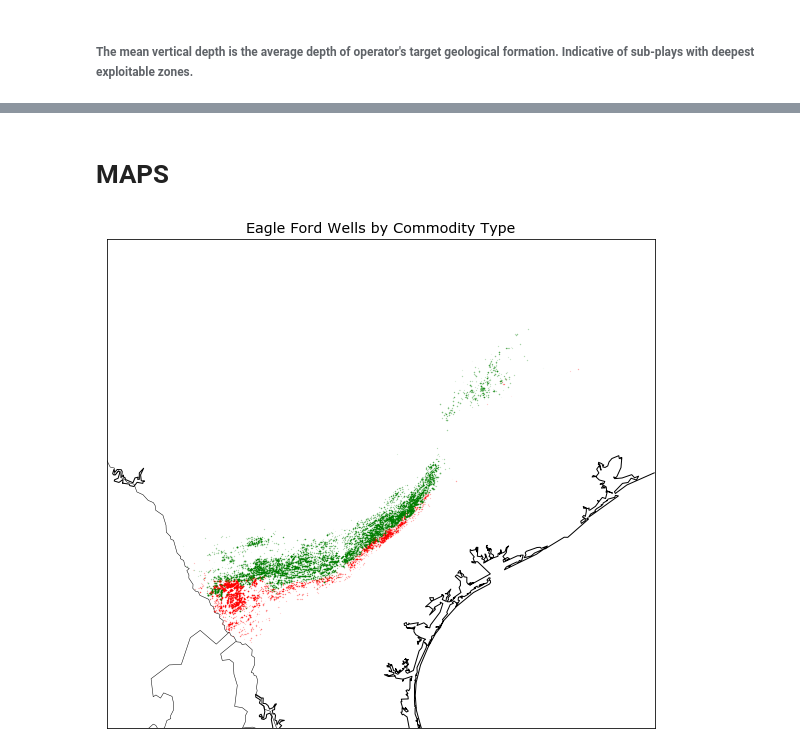
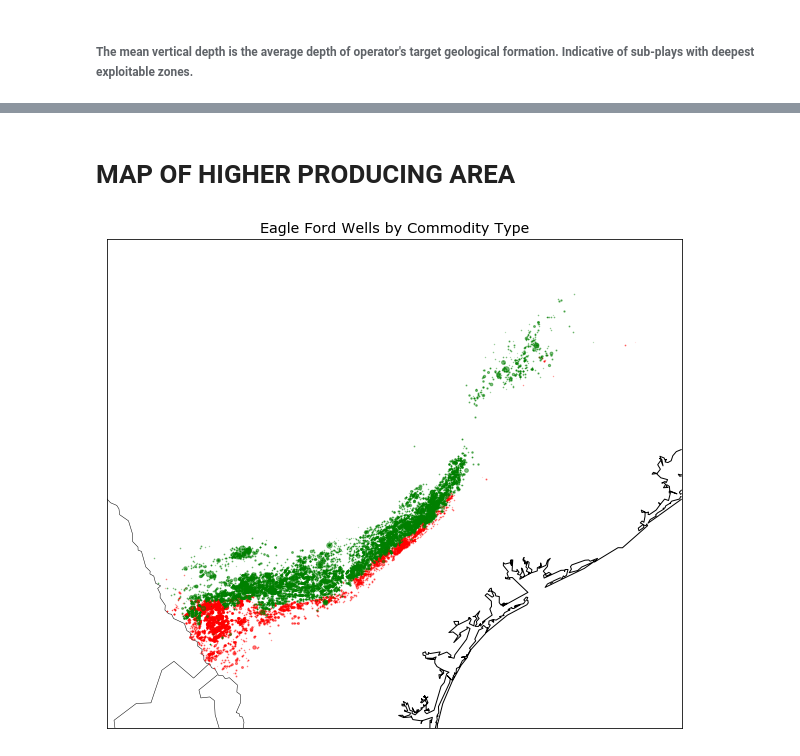
Before and after one commit to DaryaRudych/EagleFord-Oil-Project, a Jupyter notebook: Master.ipynb, the cells around one changed output, grey strips where cells are left out. Drawn from its saved outputs; the diff is of its cells as text; code cells hidden in the pictures.

```diff
--- a/Master.ipynb
+++ b/Master.ipynb
@@ -129,0 +149,12 @@ df_subset.to_csv("clean_data.csv", sep=',', index = False)
+# %%
+#Grab lat/longs for mapping
+#lat/Longs for extent
+lats = list(eagleford_df['Latitude'])
+lons = list(eagleford_df['Longitude'])
+boeSz = list(eagleford_df['EUR Total (mmboe)'])
+#Lat/longs for oil
+olats = list(oil['Latitude'])
+olons = list(oil['Longitude'])
+#Lat/longs for gas
+glats = list(gas['Latitude'])
+glons = list(gas['Longitude'])
@@ -366,15 +475,0 @@ cum_boe_df = cum_boe_df.dropna(axis=0,how='any')
-# %%
-# Create labels and bins
-bins = np.arange(cum_boe_df['Lateral Length (m)'].min(),cum_boe_df['Lateral Length (m)'].max(),200)
-bins = bins + 0.9
-labels = []
-for i in range(len(bins)):
-    if i == 0:
-        labels.append('<'+str(int(bins[i])))
-    elif i == len(bins)-1:
-        labels.append('>'+str(int(bins[i])))
-    else:
-        labels.append(str(int(bins[i-1]))+"-"+str(int(bins[i])))
-#labels = labels[1:]
-print(labels)
-print(bins)
@@ -432,2 +545,2 @@ Text(0,0.5,'Drilling Speed')
-# %% [markdown]
-# MAPS
+# %% [markdown]
+# MAP OF HIGHER PRODUCING AREA
@@ -434,13 +550,13 @@ Text(0,0.5,'Drilling Speed')
 # %%
 #differentiate between commodity
-oil = df[(df['Well Type'] != 'Gas')]
-gas = df[(df['Well Type'] == 'Gas')]
+oil = eagleford_df[(eagleford_df['Well Type'] != 'Gas')]
+gas = eagleford_df[(eagleford_df['Well Type'] == 'Gas')]
 # %%
 #Grab lat/longs for mapping
 #lat/Longs for extent
-lats = list(df['Latitude'])
-lons = list(df['Longitude'])
-boeSz = list(df['Cum365 Total (boe)'])
+lats = list(eagleford_df['Latitude'])
+lons = list(eagleford_df['Longitude'])
+boeSz = list(eagleford_df['EUR Total (mmboe)'])
 #Lat/longs for oil
 olats = list(oil['Latitude'])
 olons = list(oil['Longitude'])
@@ -454,7 +570,7 @@ font = {'family' : 'verdana',
 matplotlib.rc('font', **font)
 
 # How much to zoom from coordinates (in degrees)
-zoom_scale = 1
+zoom_scale = 0.5
 
 # Setup the bounding box for the zoom and bounds of the map
 bbox = [np.min(lats)-zoom_scale,np.max(lats)+zoom_scale,\
@@ -462,34 +578,34 @@ bbox = [np.min(lats)-zoom_scale,np.max(lats)+zoom_scale,\
 
 fig, ax = plt.subplots(figsize=(15,9))
 plt.title("Eagle Ford Wells by Commodity Type")
 # Define the projection, scale, the corners of the map, and the resolution.
 m = Basemap(projection='merc',llcrnrlat=bbox[0],urcrnrlat=bbox[1],\
             llcrnrlon=bbox[2],urcrnrlon=bbox[3],lat_ts=10,resolution='i')
 
 # Draw coastlines and fill continents and water with color
 m.drawcoastlines()
 m.drawstates()
 m.drawcountries()
 #m.etopo()
 #m.shadedrelief()
 
-min_marker_size = 0.01
+min_marker_size = 2
 
 for i in range(len(glons)):
 #for i in range(100):
     x,y = m(float(glons[i]), float(glats[i]))
-    msize = (boeSz[i]/5000)*min_marker_size
+    msize = boeSz[i]*min_marker_size
     m.plot(x, y, marker = 'o', c='red', markersize=msize, alpha=0.5, latlon=False)
 
 for i in range(len(olons)):
 #for i in range(100):
     x,y = m(float(olons[i]), float(olats[i]))
-    msize = (boeSz[i]/5000)*min_marker_size
+    msize = boeSz[i]*min_marker_size
     m.plot(x, y, marker = 'o', c='green', markersize=msize, alpha=0.5, latlon=False)
 
 
 # save the figure and show it
 plt.savefig('EagleFordWells.png', format='png', dpi=96, transparent=True)
 plt.show()
 # %% [output]
-[figure, old version]
+[figure, new version]
```
Also changed, not shown: parts of 68 cells of this notebook, 9 other files.
